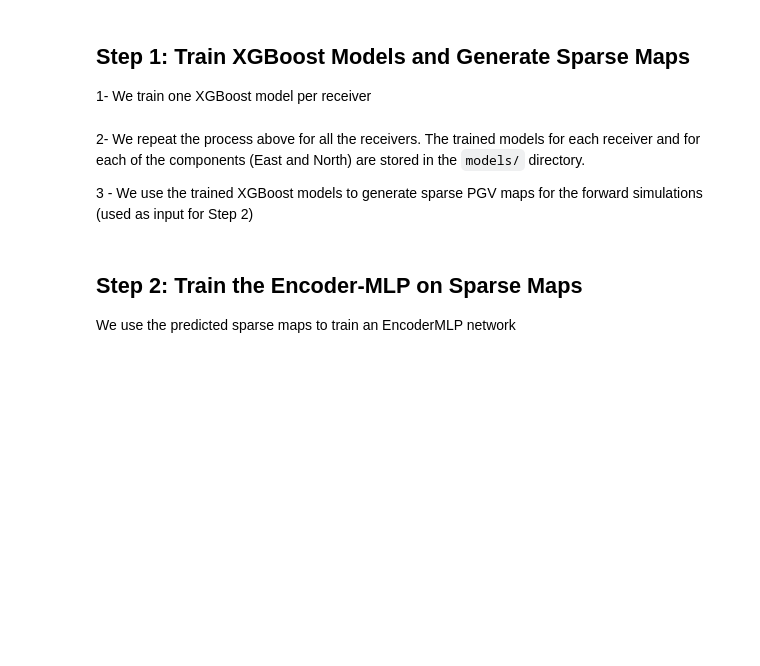
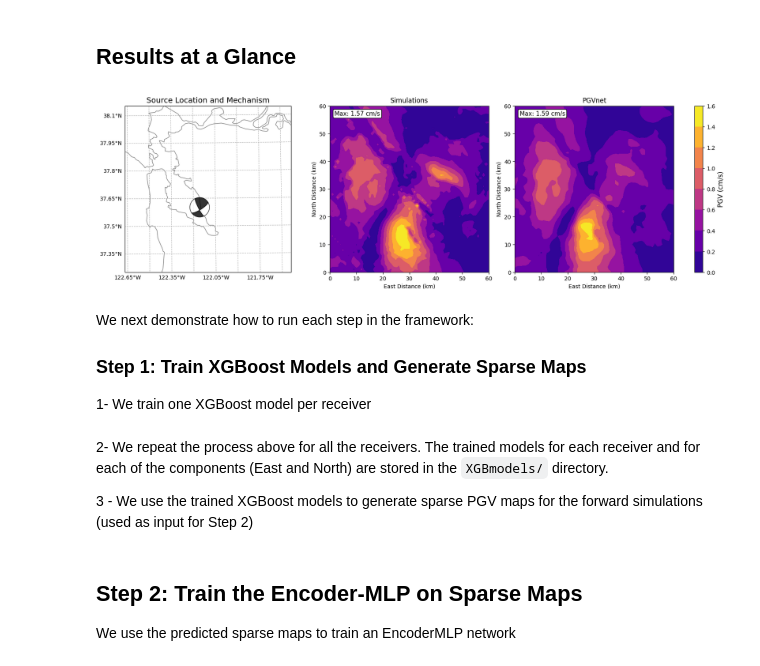
Before and after one commit to fatimarmdnn/PGVnet, a Jupyter notebook: Framework_Pipeline.ipynb, the cells around one changed output. Drawn from its saved outputs; the diff is of its cells as text; code cells hidden in the pictures; blank space fills up the shorter version.

```diff
--- a/Framework_Pipeline.ipynb
+++ b/Framework_Pipeline.ipynb
@@ -10,5 +10,15 @@ torch.cuda.empty_cache()
+# %% [markdown]
+## Results at a Glance
+# %%
+# choose a results directory and example index to plot (0-500)
+results_dir = "results/test_hold0"
+example_idx = 1
+fig = plot_pgv_example(results_dir, idx=example_idx)
+# %% [output]
+[figure, added]
 # %% [markdown]
-## Step 1: Train XGBoost Models and Generate Sparse Maps
+We next demonstrate how to run each step in the framework:
+###  Step 1: Train XGBoost Models and Generate Sparse Maps
 
 1- We train one XGBoost model per receiver
 # %%
@@ -27,7 +37,7 @@ ax.set_xlabel('True log(PGV) (mm/s)')
 ax.set_ylabel('Predicted log(PGV) (mm/s)')
 # %% [markdown]
 2- We repeat the process above for all the receivers. The trained models for each receiver
-and for each of the components (East and North) are stored in the `models/` directory.
+and for each of the components (East and North) are stored in the `XGBmodels/` directory.
 
 3 - We use the trained XGBoost models to generate sparse PGV maps for the forward simulations (used as input for Step 2)
 # %%
```
Also changed, not shown: parts of 11 cells of this notebook, 7 other files.
